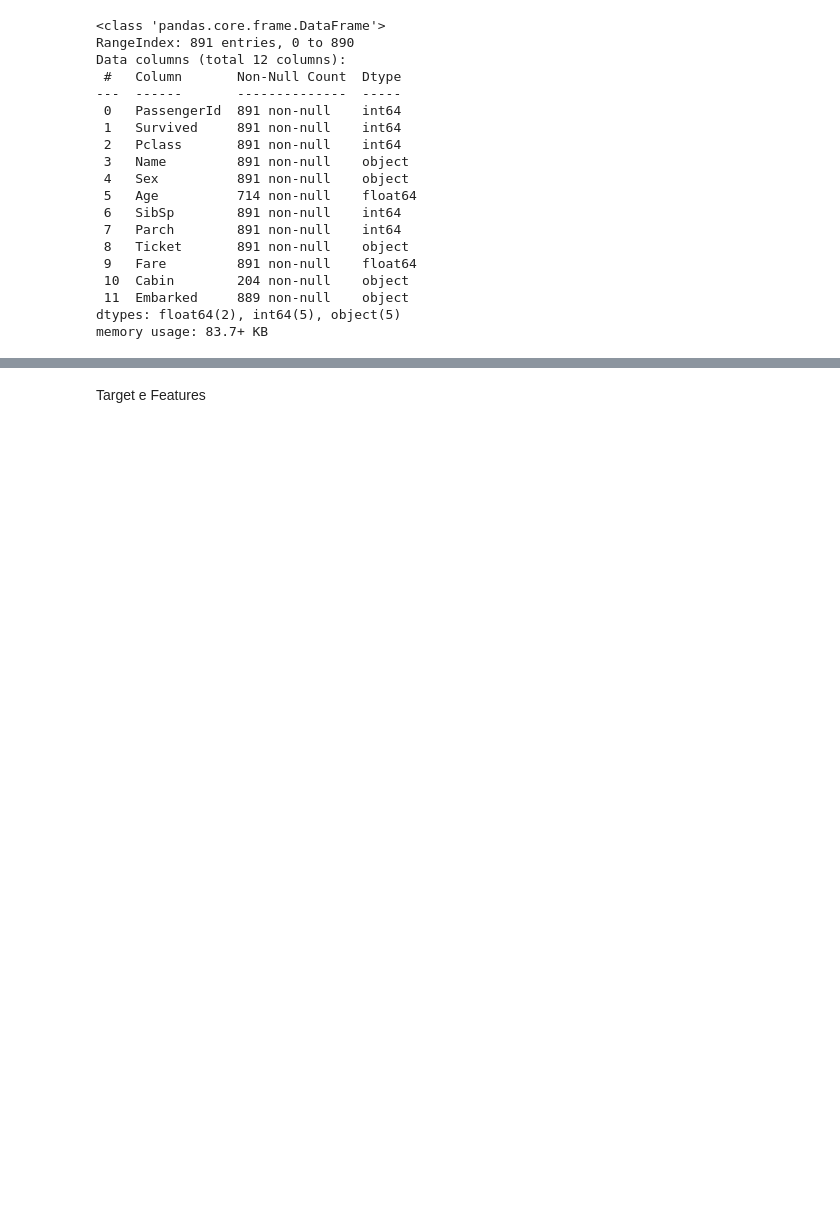
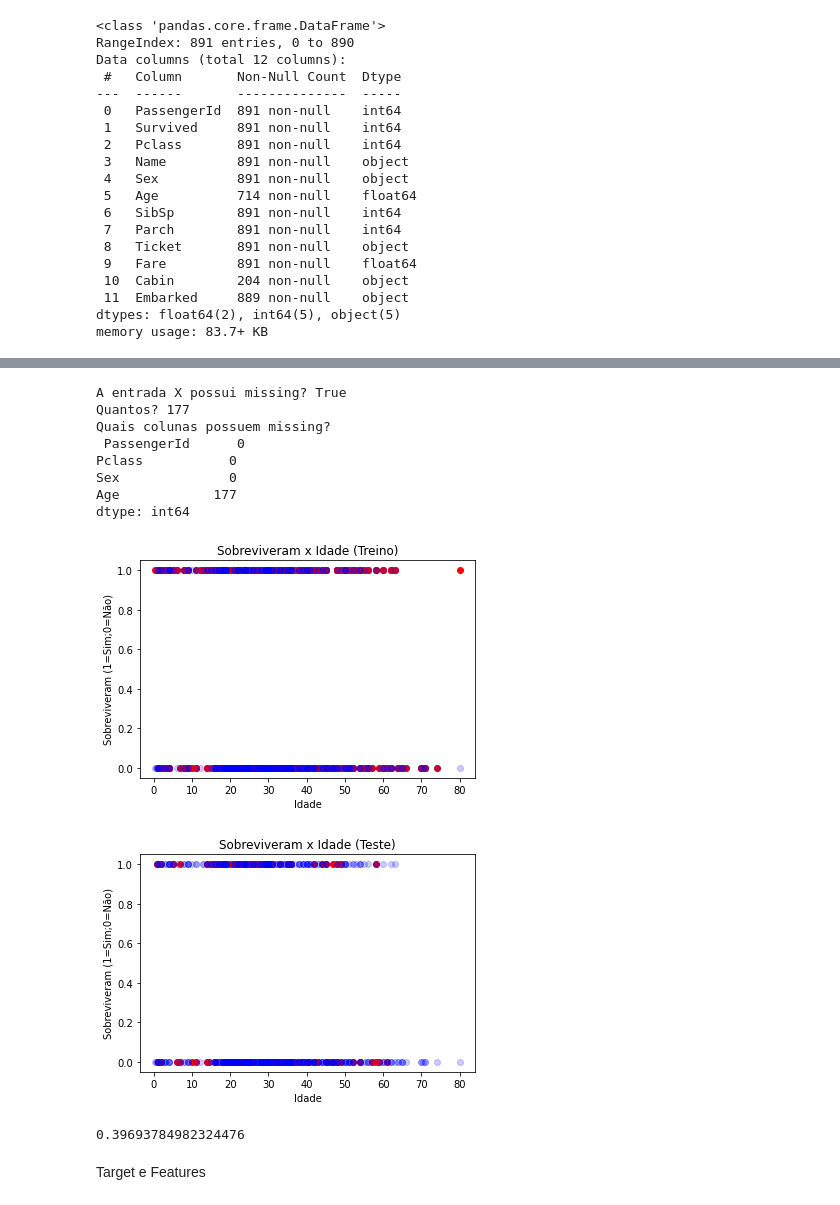
Before and after one commit to Oliveira1390/DM, a Jupyter notebook: titanic.ipynb, the cells around one changed output, grey strips where cells are left out. Saved outputs shown, nothing was run; the diff lists cells and outputs as text; code cells hidden in the pictures; blank space fills up the shorter version.

Commit message:
Inclusão do teste feito em Python no Jupyter File

```diff
--- a/titanic.ipynb
+++ b/titanic.ipynb
@@ -77,3 +80,73 @@ memory usage: 83.7+ KB
+# %%
+# %%
+## Atribuindo Entradas e Saídas (X e y)
+df = titanic_data
+X = df.iloc[:,[0,2,4,5]]
+Xmean = X.values ## Transformando em array
+y = df.Survived
+ya = y.values ## Transformando em array
+# %%
+## Verificação de Missing
+print(f"A entrada X possui missing? {X.isnull().values.any()}")
+print(f"Quantos? {X.isnull().sum().sum()}")
+print(f"Quais colunas possuem missing? \n {X.isnull().sum()}")
+# %%
+## Tratamento do Male/Female para 1/0
+from sklearn.preprocessing import LabelEncoder
+le = LabelEncoder()
+Xmean[:,2] = le.fit_transform(Xmean[:,2])
+# %%
+## Tratamnto do Missing através da substituição pela Média
+from sklearn.impute import SimpleImputer
+si1 = SimpleImputer(missing_values=np.nan, strategy='mean')
+si1.fit(Xmean[:,3:])
+Xmean[:,3:] = si1.transform(Xmean[:,3:])
+# %%
+## Separando dados de Teste e Treino
+from sklearn.model_selection import train_test_split
+Xmean_train, Xmean_test, ya_train, ya_test = train_test_split(Xmean, ya, test_size=0.2, random_state=1)
+# %%
+## Regressão Linear Simples da base de treino
+from sklearn.linear_model import LinearRegression
+reg = LinearRegression()
+reg.fit(Xmean_train,ya_train)
+
+# %%
+## Predizendo os resultados da base de Teste
+ya_pred = reg.predict(Xmean_test)
+ya_pred = np.round(ya_pred)
+# %%
+## Visualizando Resultados de Treino
+plt.scatter(Xmean_train[:,3], ya_train, color='red')
+#plt.plot(Xmean_train[:,3], reg.predict(Xmean_train), color='blue')
+plt.scatter(Xmean_train[:,3], np.round(reg.predict(Xmean_train)), color='blue', alpha=0.2)
+plt.title('Sobreviveram x Idade (Treino)')
+plt.xlabel('Idade')
+plt.ylabel('Sobreviveram (1=Sim;0=Não)')
+plt.show()
+# %%
+## Visualizando Resultados de Testes
+plt.scatter(Xmean_test[:,3], ya_test, color='red')
+#plt.plot(Xmean_train[:,3], reg.predict(Xmean_train), color='blue')
+plt.scatter(Xmean_train[:,3], np.round(reg.predict(Xmean_train)), color='blue', alpha=0.2)
+plt.title('Sobreviveram x Idade (Teste)')
+plt.xlabel('Idade')
+plt.ylabel('Sobreviveram (1=Sim;0=Não)')
+plt.show()
+# %% Verificando o score do modelo
+reg.score(Xmean_train, ya_train) ## Muito baixo 0.39
+# %% [output]
+A entrada X possui missing? True
+Quantos? 177
+Quais colunas possuem missing?
+ PassengerId      0
+Pclass           0
+Sex              0
+Age            177
+dtype: int64
+[figure, added]
+[figure, added]
+0.39693784982324476
 # %% [markdown]
 Target e Features
 # %%
```
Also changed, not shown: parts of 1 cell of this notebook.
